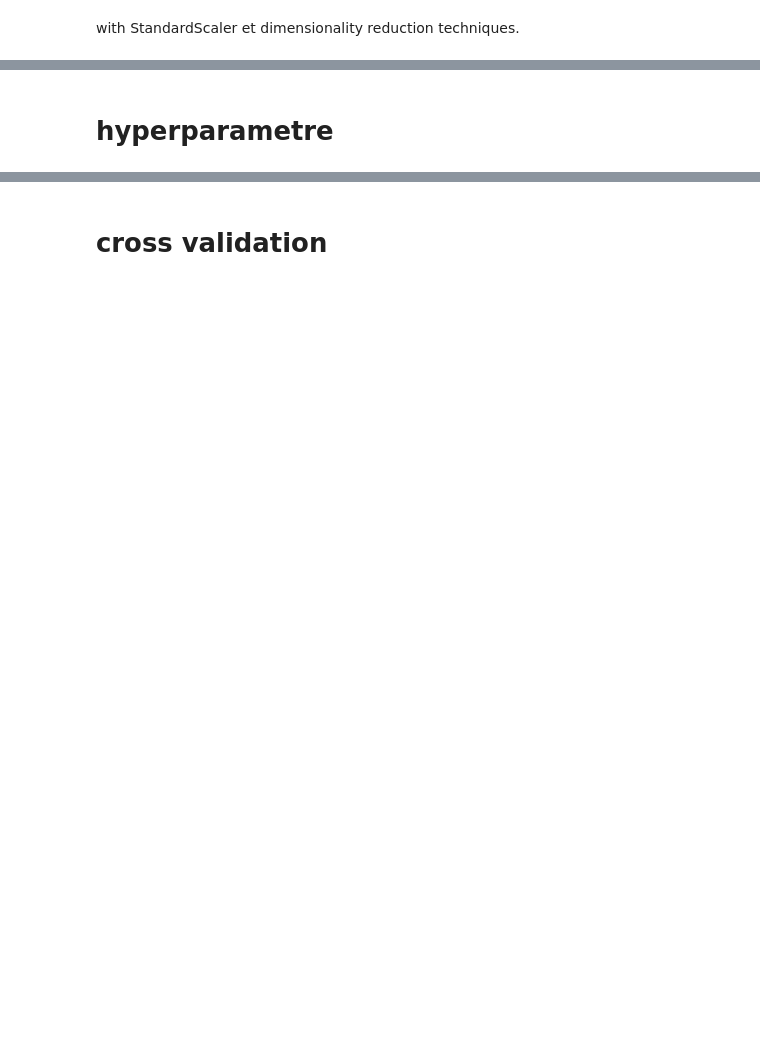
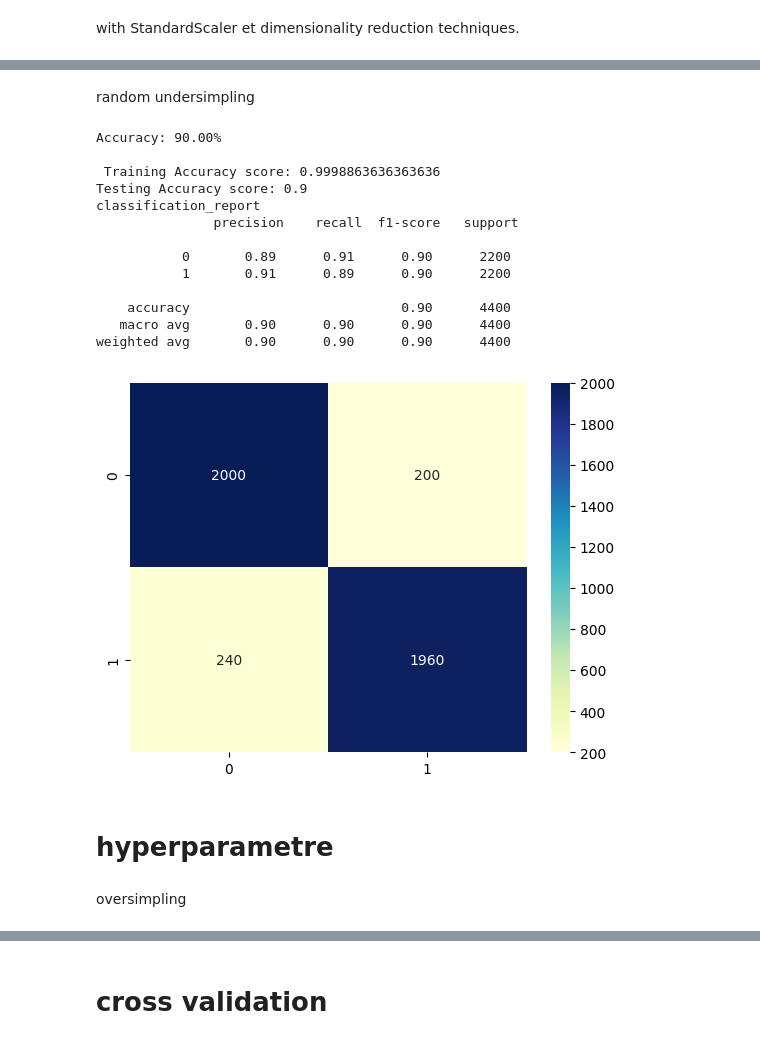
Before and after one commit to PFE2024/satt_ai, a Jupyter notebook: twitter/DecisionTree.ipynb, the cells around one changed output, grey strips where cells are left out. Drawn from its saved outputs; the diff is of its cells as text; code cells hidden in the pictures; blank space fills up the shorter version.

```diff
--- a/twitter/DecisionTree.ipynb
+++ b/twitter/DecisionTree.ipynb
@@ -184,2 +287,60 @@ Error:
+# %% [markdown]
+random undersimpling
+# %%
+data1 = pd.read_csv('./Data/data+column_relation.csv')
+# verified  location tweet_language url avg_tweets_by_hour_of_day following/years followers/lastpost
+data1=data1.loc[:,[ 'statuses', 'date_joined',
+       'most_recent_post', 'following', 'followers',  'favourites', 'lists',
+          'tweets_this_week','retweet', 'retweeted_count',
+        'userNameScore',
+       'avg_tweets_by_day_of_week',
+       'engagment_rate', 'description', 'screen_name', 'account_type']]
+
+
+
+df1=data1[data1.account_type== 1].head(11000)
+df2=data1[data1.account_type== 0].head(11000)
+df = pd.concat([df1, df2], ignore_index=True)
+x=df.iloc[:, :-3]
+y = df.account_type.values.tolist()
+
+x_train, x_test, y_train, y_test = train_test_split(x, y, test_size=0.2, random_state=42,stratify=y)
+pipeline = Pipeline([
+    ('rf', DecisionTreeClassifier( random_state=42)) # Training a random forest classifier on the data
+])
+
+# Train the pipeline on the data
+pipeline.fit(x_train, y_train)
+
+score = pipeline.score(x_test, y_test)
+print("Accuracy: %.2f%%" % (score * 100))
+y_pred_train = pipeline.predict(x_train)
+y_pred_test = pipeline.predict(x_test)
+print("\n Training Accuracy score:",metrics.accuracy_score(y_train, y_pred_train))
+print("Testing Accuracy score:",metrics.accuracy_score(y_test, y_pred_test))
+print("classification_report \n "+classification_report(y_test, y_pred_test))
+cm = metrics.confusion_matrix(y_test, y_pred_test)
+# print('Confusion matrix\n', cm)
+
+cm_matrixNB = pd.DataFrame(data=cm, )
+sns.heatmap(cm_matrixNB, annot=True, fmt='d', cmap='YlGnBu')
+plt.show()
+# %% [output]
+Accuracy: 90.00%
+
+ Training Accuracy score: 0.9998863636363636
+Testing Accuracy score: 0.9
+classification_report
+               precision    recall  f1-score   support
+
+           0       0.89      0.91      0.90      2200
+           1       0.91      0.89      0.90      2200
+
+    accuracy                           0.90      4400
+   macro avg       0.90      0.90      0.90      4400
+weighted avg       0.90      0.90      0.90      4400
+[figure, added]
 # %% [markdown]
 # hyperparametre
+# %% [markdown]
+oversimpling
```
Also changed, not shown: parts of 22 cells of this notebook, 7 other files.
